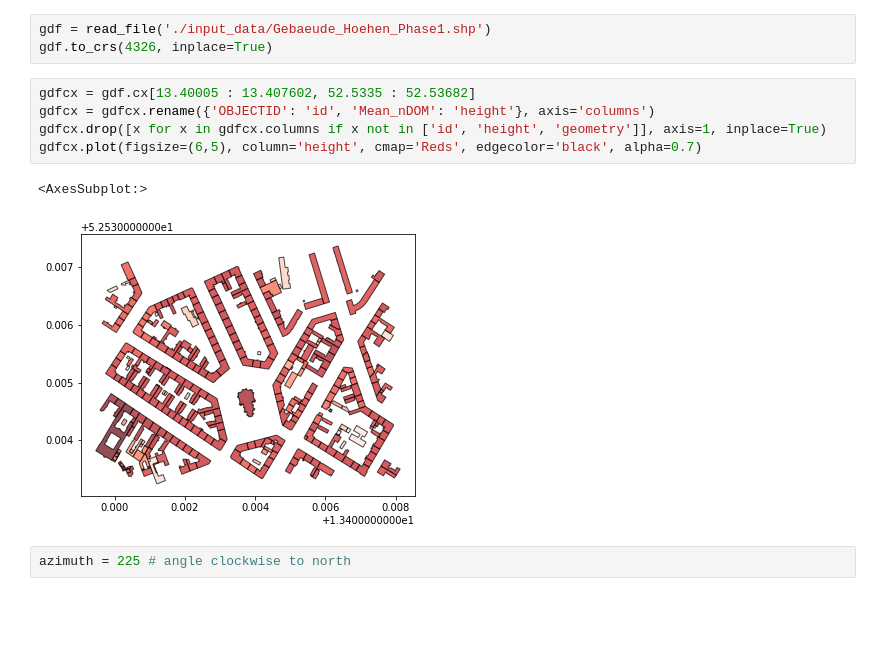
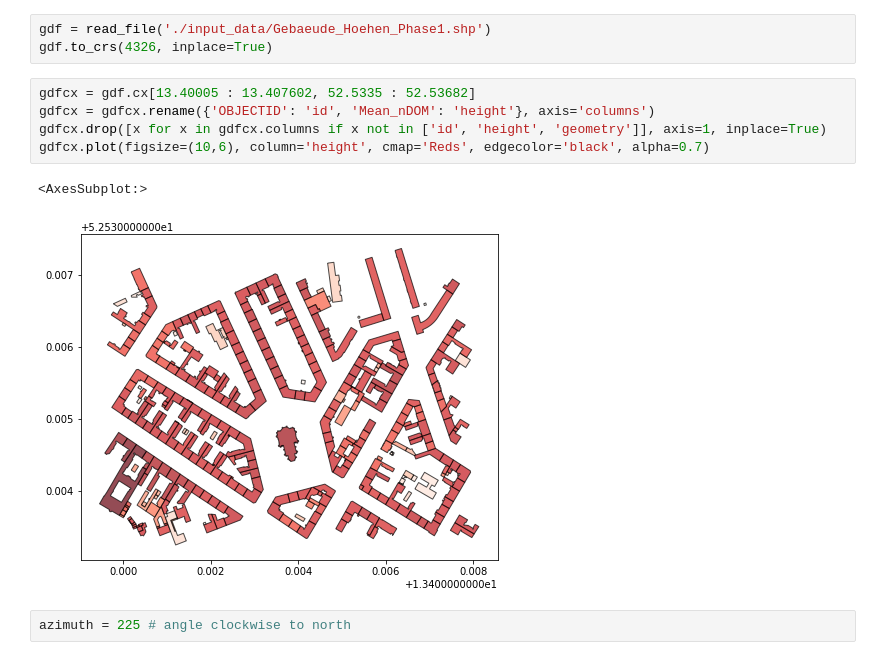
Before and after one commit to maximylius/map_visualization_algorithms, a Jupyter notebook: 3D_map.ipynb, the cells around one changed output. Cells and saved outputs as stored; diff of their text form; blank space fills up the shorter version.

```diff
--- a/3D_map.ipynb
+++ b/3D_map.ipynb
@@ -607,11 +608,11 @@ gdf.to_crs(4326, inplace=True)
 # %%
 gdfcx = gdf.cx[13.40005 : 13.407602, 52.5335 : 52.53682]
 gdfcx = gdfcx.rename({'OBJECTID': 'id', 'Mean_nDOM': 'height'}, axis='columns')
 gdfcx.drop([x for x in gdfcx.columns if x not in ['id', 'height', 'geometry']], axis=1, inplace=True)
-gdfcx.plot(figsize=(6,5), column='height', cmap='Reds', edgecolor='black', alpha=0.7)
+gdfcx.plot(figsize=(10,6), column='height', cmap='Reds', edgecolor='black', alpha=0.7)
 # %% [output]
 <AxesSubplot:>
-[figure, old version]
+[figure, new version]
 # %%
 azimuth = 225 # angle clockwise to north
 # %%
```
Also changed, not shown: parts of 8 cells of this notebook, 2 other files.
